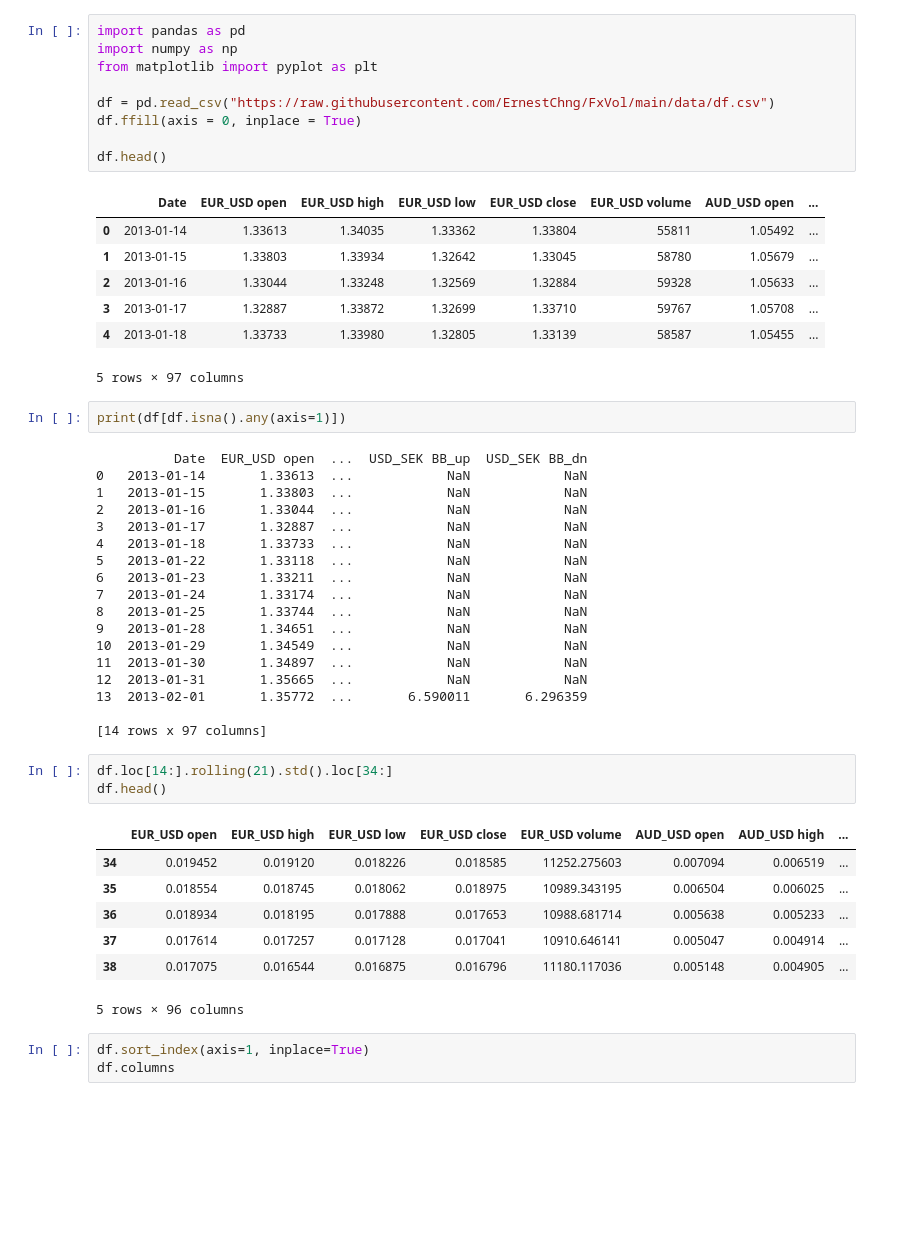
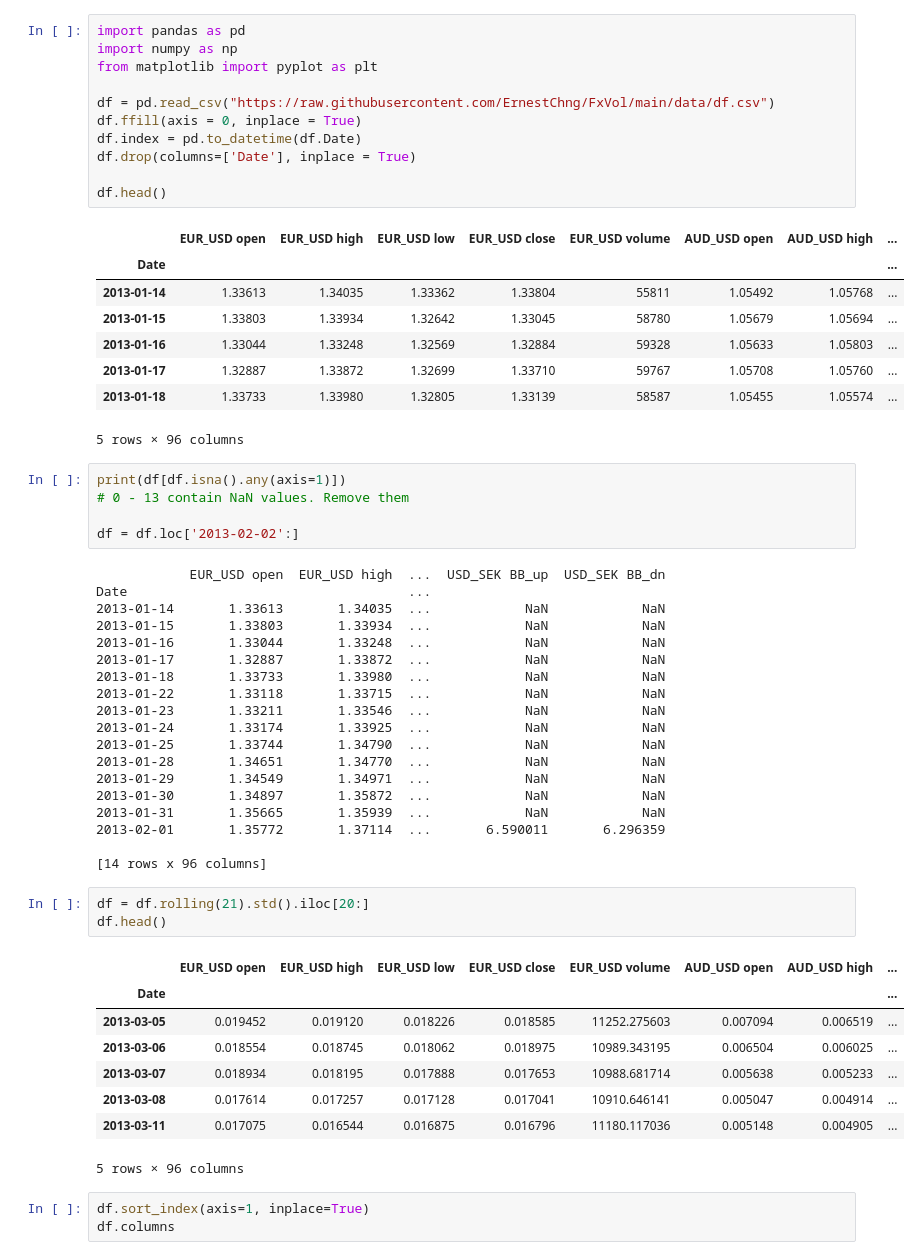
Before and after one commit to ErnestChng/FxVol, a Jupyter notebook: preprocessing.ipynb, the cells around one changed output. Drawn from its saved outputs; the diff is of its cells as text; blank space fills up the shorter version.

```diff
--- a/preprocessing.ipynb
+++ b/preprocessing.ipynb
@@ -3,50 +3,58 @@
 # %%
 import pandas as pd
 import numpy as np
 from matplotlib import pyplot as plt
 
 df = pd.read_csv("https://raw.githubusercontent.com/ErnestChng/FxVol/main/data/df.csv")
 df.ffill(axis = 0, inplace = True)
+df.index = pd.to_datetime(df.Date)
+df.drop(columns=['Date'], inplace = True)
 
 df.head()
 # %% [output]
-|  | Date | EUR_USD open | EUR_USD high | EUR_USD low | EUR_USD close | EUR_USD volume | AUD_USD open | ... |
-| 0 | 2013-01-14 | 1.33613 | 1.34035 | 1.33362 | 1.33804 | 55811 | 1.05492 | ... |
-| 1 | 2013-01-15 | 1.33803 | 1.33934 | 1.32642 | 1.33045 | 58780 | 1.05679 | ... |
-| 2 | 2013-01-16 | 1.33044 | 1.33248 | 1.32569 | 1.32884 | 59328 | 1.05633 | ... |
-| 3 | 2013-01-17 | 1.32887 | 1.33872 | 1.32699 | 1.33710 | 59767 | 1.05708 | ... |
-| 4 | 2013-01-18 | 1.33733 | 1.33980 | 1.32805 | 1.33139 | 58587 | 1.05455 | ... |
+|  | EUR_USD open | EUR_USD high | EUR_USD low | EUR_USD close | EUR_USD volume | AUD_USD open | AUD_USD high | ... |
+| Date |  |  |  |  |  |  |  | ... |
+| 2013-01-14 | 1.33613 | 1.34035 | 1.33362 | 1.33804 | 55811 | 1.05492 | 1.05768 | ... |
+| 2013-01-15 | 1.33803 | 1.33934 | 1.32642 | 1.33045 | 58780 | 1.05679 | 1.05694 | ... |
+| 2013-01-16 | 1.33044 | 1.33248 | 1.32569 | 1.32884 | 59328 | 1.05633 | 1.05803 | ... |
+| 2013-01-17 | 1.32887 | 1.33872 | 1.32699 | 1.33710 | 59767 | 1.05708 | 1.05760 | ... |
+| 2013-01-18 | 1.33733 | 1.33980 | 1.32805 | 1.33139 | 58587 | 1.05455 | 1.05574 | ... |
-5 rows × 97 columns
+5 rows × 96 columns
 # %%
 print(df[df.isna().any(axis=1)])
+# 0 - 13 contain NaN values. Remove them
+
+df = df.loc['2013-02-02':]
 # %% [output]
-          Date  EUR_USD open  ...  USD_SEK BB_up  USD_SEK BB_dn
-0   2013-01-14       1.33613  ...            NaN            NaN
-1   2013-01-15       1.33803  ...            NaN            NaN
-2   2013-01-16       1.33044  ...            NaN            NaN
-3   2013-01-17       1.32887  ...            NaN            NaN
-4   2013-01-18       1.33733  ...            NaN            NaN
-5   2013-01-22       1.33118  ...            NaN            NaN
-6   2013-01-23       1.33211  ...            NaN            NaN
-7   2013-01-24       1.33174  ...            NaN            NaN
-8   2013-01-25       1.33744  ...            NaN            NaN
-9   2013-01-28       1.34651  ...            NaN            NaN
-10  2013-01-29       1.34549  ...            NaN            NaN
-11  2013-01-30       1.34897  ...            NaN            NaN
-12  2013-01-31       1.35665  ...            NaN            NaN
-13  2013-02-01       1.35772  ...       6.590011       6.296359
+            EUR_USD open  EUR_USD high  ...  USD_SEK BB_up  USD_SEK BB_dn
+Date                                    ...
+2013-01-14       1.33613       1.34035  ...            NaN            NaN
+2013-01-15       1.33803       1.33934  ...            NaN            NaN
+2013-01-16       1.33044       1.33248  ...            NaN            NaN
+2013-01-17       1.32887       1.33872  ...            NaN            NaN
+2013-01-18       1.33733       1.33980  ...            NaN            NaN
+2013-01-22       1.33118       1.33715  ...            NaN            NaN
+2013-01-23       1.33211       1.33546  ...            NaN            NaN
+2013-01-24       1.33174       1.33925  ...            NaN            NaN
+2013-01-25       1.33744       1.34790  ...            NaN            NaN
+2013-01-28       1.34651       1.34770  ...            NaN            NaN
+2013-01-29       1.34549       1.34971  ...            NaN            NaN
+2013-01-30       1.34897       1.35872  ...            NaN            NaN
+2013-01-31       1.35665       1.35939  ...            NaN            NaN
+2013-02-01       1.35772       1.37114  ...       6.590011       6.296359
 
-[14 rows x 97 columns]
+[14 rows x 96 columns]
 # %%
-df.loc[14:].rolling(21).std().loc[34:]
+df = df.rolling(21).std().iloc[20:]
 df.head()
 # %% [output]
 |  | EUR_USD open | EUR_USD high | EUR_USD low | EUR_USD close | EUR_USD volume | AUD_USD open | AUD_USD high | ... |
-| 34 | 0.019452 | 0.019120 | 0.018226 | 0.018585 | 11252.275603 | 0.007094 | 0.006519 | ... |
-| 35 | 0.018554 | 0.018745 | 0.018062 | 0.018975 | 10989.343195 | 0.006504 | 0.006025 | ... |
-| 36 | 0.018934 | 0.018195 | 0.017888 | 0.017653 | 10988.681714 | 0.005638 | 0.005233 | ... |
-| 37 | 0.017614 | 0.017257 | 0.017128 | 0.017041 | 10910.646141 | 0.005047 | 0.004914 | ... |
-| 38 | 0.017075 | 0.016544 | 0.016875 | 0.016796 | 11180.117036 | 0.005148 | 0.004905 | ... |
+| Date |  |  |  |  |  |  |  | ... |
+| 2013-03-05 | 0.019452 | 0.019120 | 0.018226 | 0.018585 | 11252.275603 | 0.007094 | 0.006519 | ... |
+| 2013-03-06 | 0.018554 | 0.018745 | 0.018062 | 0.018975 | 10989.343195 | 0.006504 | 0.006025 | ... |
+| 2013-03-07 | 0.018934 | 0.018195 | 0.017888 | 0.017653 | 10988.681714 | 0.005638 | 0.005233 | ... |
+| 2013-03-08 | 0.017614 | 0.017257 | 0.017128 | 0.017041 | 10910.646141 | 0.005047 | 0.004914 | ... |
+| 2013-03-11 | 0.017075 | 0.016544 | 0.016875 | 0.016796 | 11180.117036 | 0.005148 | 0.004905 | ... |
 5 rows × 96 columns
 # %%
 df.sort_index(axis=1, inplace=True)
```
